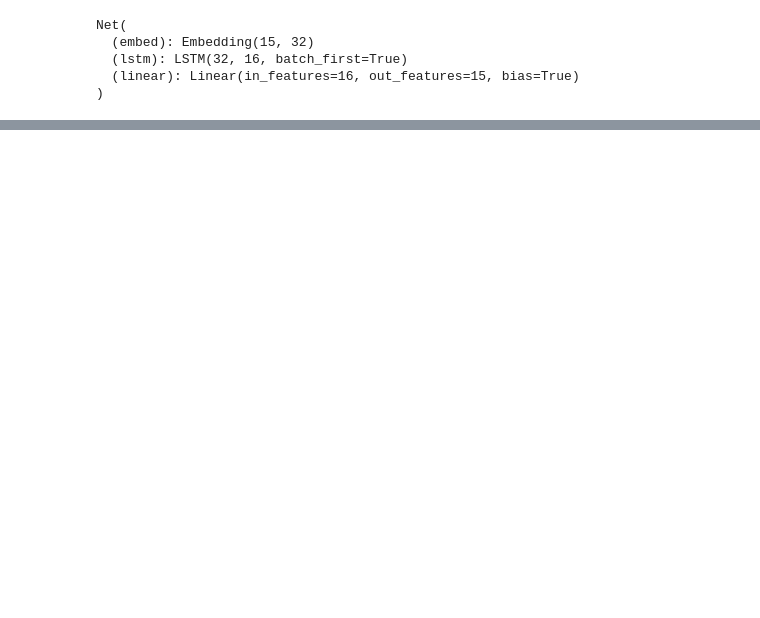
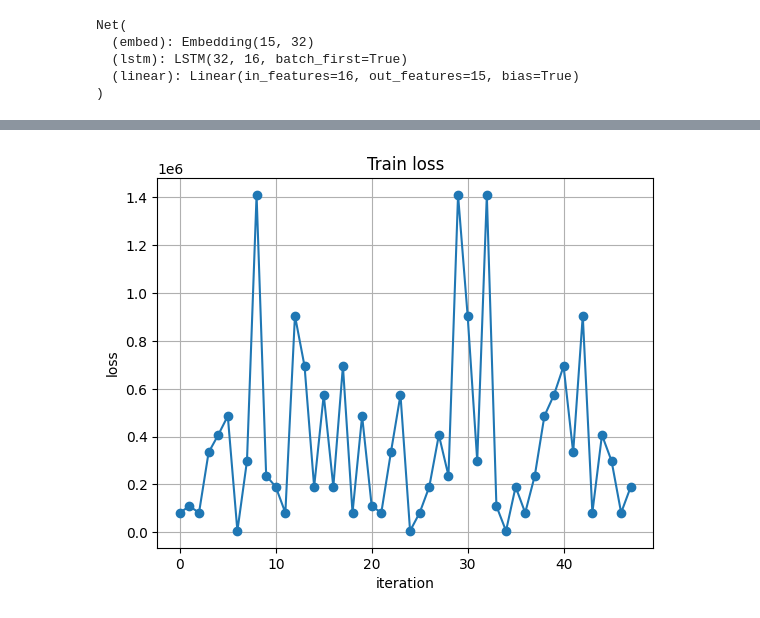
Before and after one commit to Jeniamakarchik/DeepLearning_VU, a Jupyter notebook: part2.ipynb, the cells around one changed output, grey strips where cells are left out. Cells and saved outputs as stored; diff of their text form; code cells hidden in the pictures; blank space fills up the shorter version.

```diff
--- a/part2.ipynb
+++ b/part2.ipynb
@@ -297,0 +309,9 @@ AttributeError: 'list' object has no attribute 'size'
+# %%
+plt.plot(metrics['loss_history'], marker='o')
+plt.xlabel('iteration')
+plt.ylabel('loss')
+plt.title('Train loss')
+plt.grid()
+plt.show()
+# %% [output]
+[figure, added]
```
Also changed, not shown: parts of 25 cells of this notebook.
